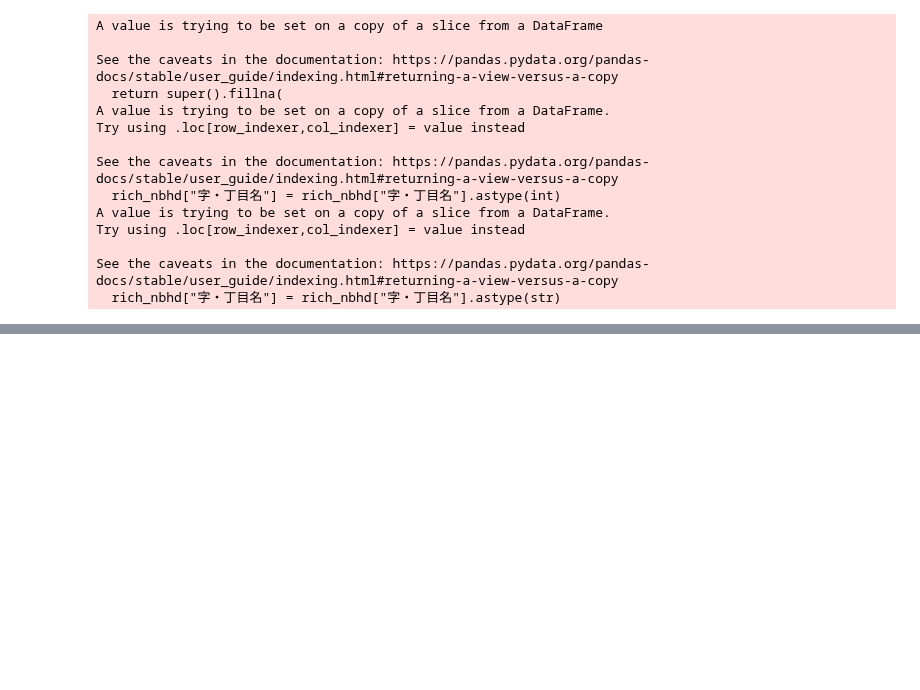
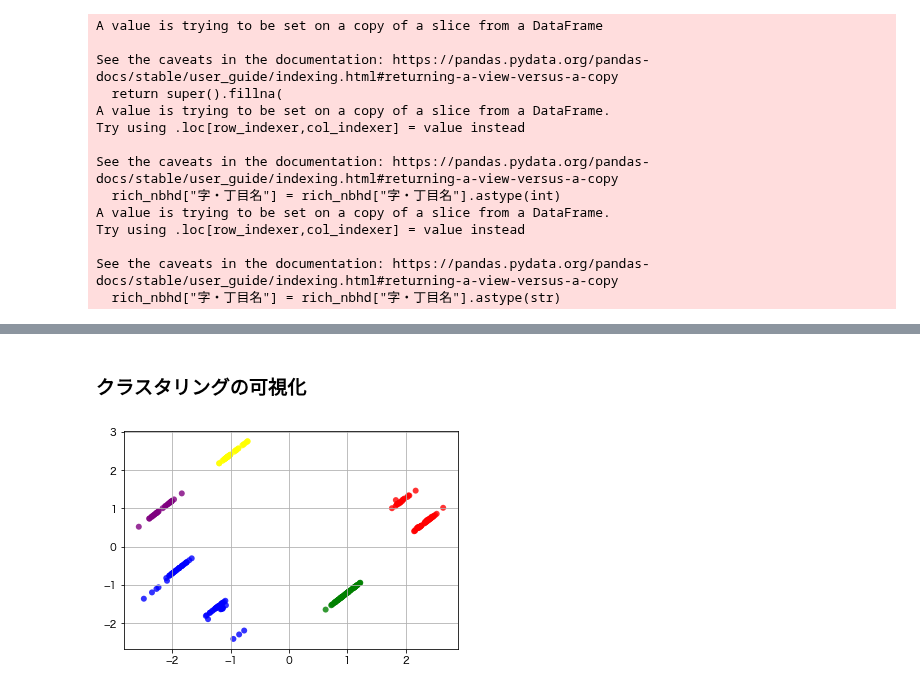
Before and after one commit to idosatoshi0118/python, a Jupyter notebook: 小売系企業インターン/チラシ-高級持ち家への配布エリアプロット.ipynb, the cells around one changed output, grey strips where cells are left out. Drawn from its saved outputs; the diff is of its cells as text; code cells hidden in the pictures; blank space fills up the shorter version.

```diff
--- a/小売系企業インターン/チラシ-高級持ち家への配布エリアプロット.ipynb
+++ b/小売系企業インターン/チラシ-高級持ち家への配布エリアプロット.ipynb
@@ -198,0 +207,3 @@ df1
+# %%
+df3 = df1.iloc[:,[-5,-4,-3,-2,-1]]
+df3.head()
@@ -198,0 +239,7 @@ df1
+# %%
+from sklearn.cluster import KMeans
+kmeans = KMeans(n_clusters=5, random_state=0)
+clusters = kmeans.fit(df3)
+df2['クラスター番号'] = clusters.labels_
+print(df2['クラスター番号'].unique())
+df2.head()
@@ -198,0 +269,20 @@ df1
+# %% [markdown]
+### クラスタリングの可視化
+# %%
+from sklearn.decomposition import PCA
+X = df3
+pca = PCA(n_components=2)
+pca.fit(X)
+x_pca = pca.transform(X)
+pca_df = pd.DataFrame(x_pca)
+pca_df["クラスター番号"] = df2['クラスター番号']
+
+import matplotlib.pyplot as plt
+%matplotlib inline
+colors = ['red','blue','yellow','purple','green']
+for i in df2['クラスター番号'].unique():
+    tmp = pca_df.loc[pca_df["クラスター番号"] == i]
+    plt.scatter(tmp[0],tmp[1],alpha=0.8, c=colors[i], edgecolors='none')
+    plt.grid(True)
+# %% [output]
+[figure, added]
```
Also changed, not shown: parts of 28 cells of this notebook.
